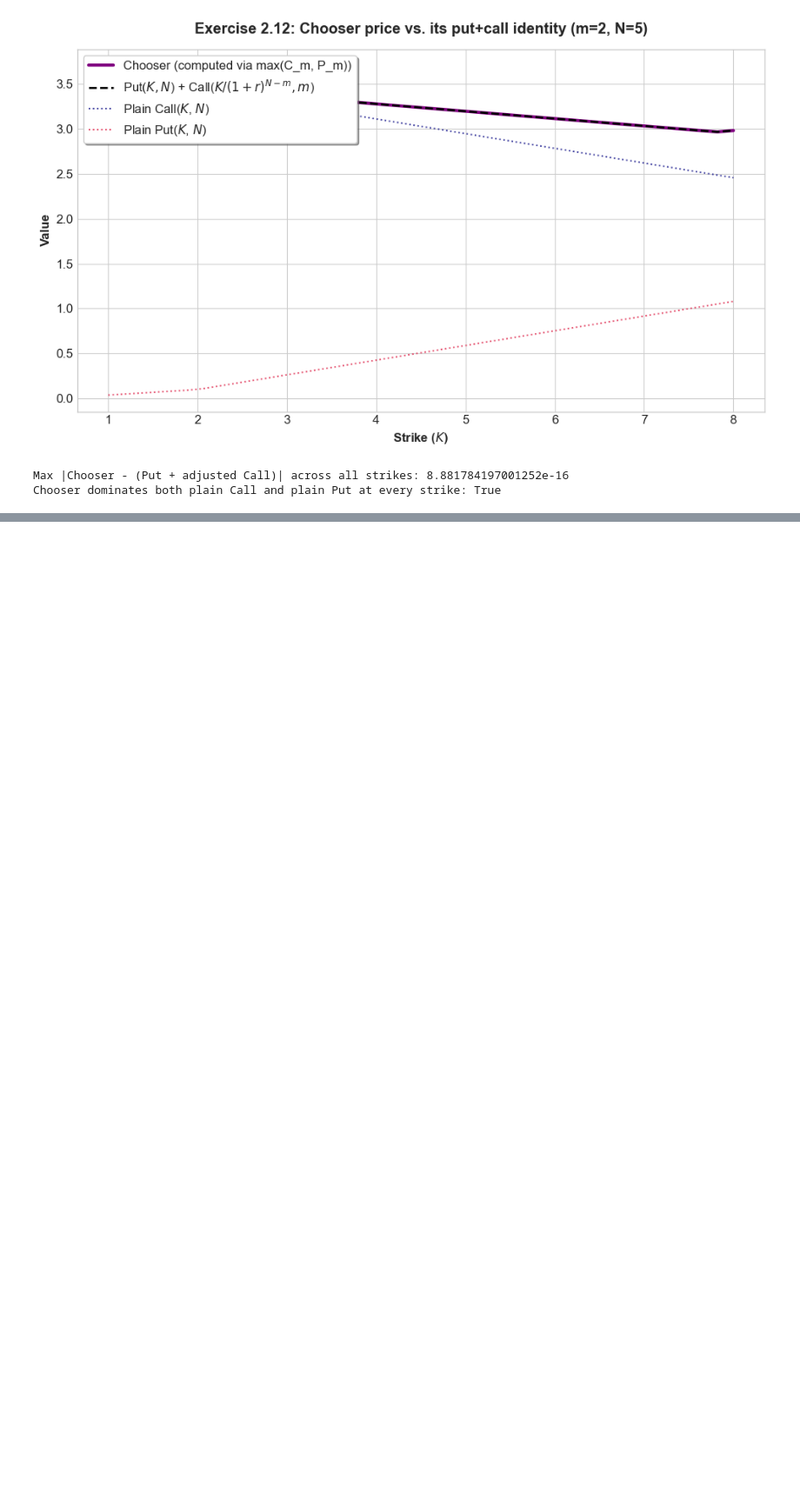
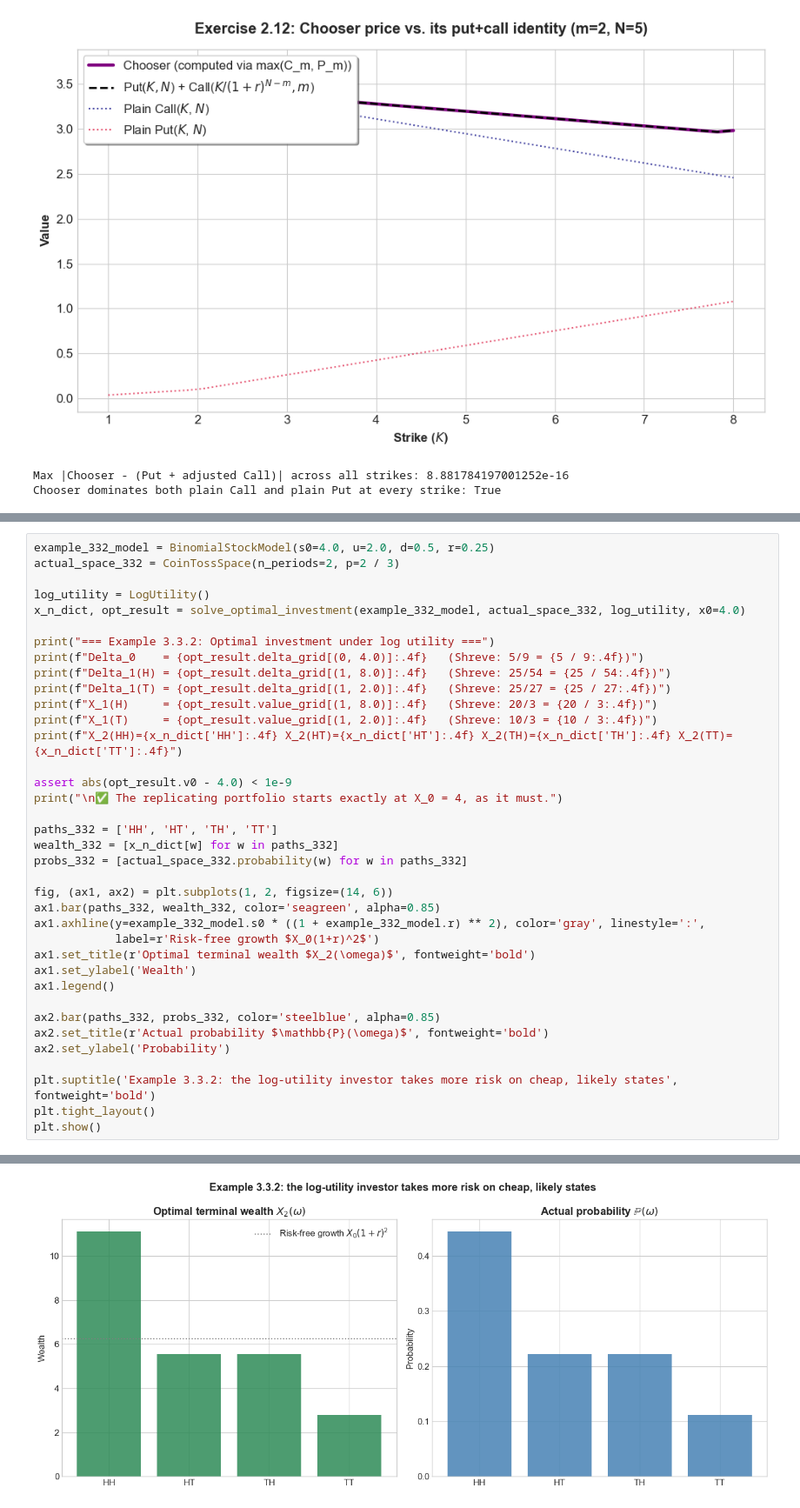
Before and after one commit to danigonespi/binomial_asset_pricing_model, a Jupyter notebook: shreve_v1_notebook.ipynb, the cells around one changed output, grey strips where cells are left out. Shown at 87% size. Drawn from its saved outputs; the diff is of its cells as text; blank space fills up the shorter version.

```diff
--- a/shreve_v1_notebook.ipynb
+++ b/shreve_v1_notebook.ipynb
@@ -848,0 +1019,38 @@ Chooser dominates both plain Call and plain Put at every strike: True
+# %%
+example_332_model = BinomialStockModel(s0=4.0, u=2.0, d=0.5, r=0.25)
+actual_space_332 = CoinTossSpace(n_periods=2, p=2 / 3)
+
+log_utility = LogUtility()
+x_n_dict, opt_result = solve_optimal_investment(example_332_model, actual_space_332, log_utility, x0=4.0)
+
+print("=== Example 3.3.2: Optimal investment under log utility ===")
+print(f"Delta_0    = {opt_result.delta_grid[(0, 4.0)]:.4f}   (Shreve: 5/9 = {5 / 9:.4f})")
+print(f"Delta_1(H) = {opt_result.delta_grid[(1, 8.0)]:.4f}   (Shreve: 25/54 = {25 / 54:.4f})")
+print(f"Delta_1(T) = {opt_result.delta_grid[(1, 2.0)]:.4f}   (Shreve: 25/27 = {25 / 27:.4f})")
+print(f"X_1(H)     = {opt_result.value_grid[(1, 8.0)]:.4f}   (Shreve: 20/3 = {20 / 3:.4f})")
+print(f"X_1(T)     = {opt_result.value_grid[(1, 2.0)]:.4f}   (Shreve: 10/3 = {10 / 3:.4f})")
+print(f"X_2(HH)={x_n_dict['HH']:.4f} X_2(HT)={x_n_dict['HT']:.4f} X_2(TH)={x_n_dict['TH']:.4f} X_2(TT)={x_n_dict['TT']:.4f}")
+
+assert abs(opt_result.v0 - 4.0) < 1e-9
+print("\n✅ The replicating portfolio starts exactly at X_0 = 4, as it must.")
+
+paths_332 = ['HH', 'HT', 'TH', 'TT']
+wealth_332 = [x_n_dict[w] for w in paths_332]
+probs_332 = [actual_space_332.probability(w) for w in paths_332]
+
+fig, (ax1, ax2) = plt.subplots(1, 2, figsize=(14, 6))
+ax1.bar(paths_332, wealth_332, color='seagreen', alpha=0.85)
+ax1.axhline(y=example_332_model.s0 * ((1 + example_332_model.r) ** 2), color='gray', linestyle=':',
+            label=r'Risk-free growth $X_0(1+r)^2$')
+ax1.set_title(r'Optimal terminal wealth $X_2(\omega)$', fontweight='bold')
+ax1.set_ylabel('Wealth')
+ax1.legend()
+
+ax2.bar(paths_332, probs_332, color='steelblue', alpha=0.85)
+ax2.set_title(r'Actual probability $\mathbb{P}(\omega)$', fontweight='bold')
+ax2.set_ylabel('Probability')
+
+plt.suptitle('Example 3.3.2: the log-utility investor takes more risk on cheap, likely states', fontweight='bold')
+plt.tight_layout()
+plt.show()
+# %% [output]
@@ -848,0 +1066 @@ Chooser dominates both plain Call and plain Put at every strike: True
+[figure, added]
```
Also changed, not shown: parts of 16 cells of this notebook.
